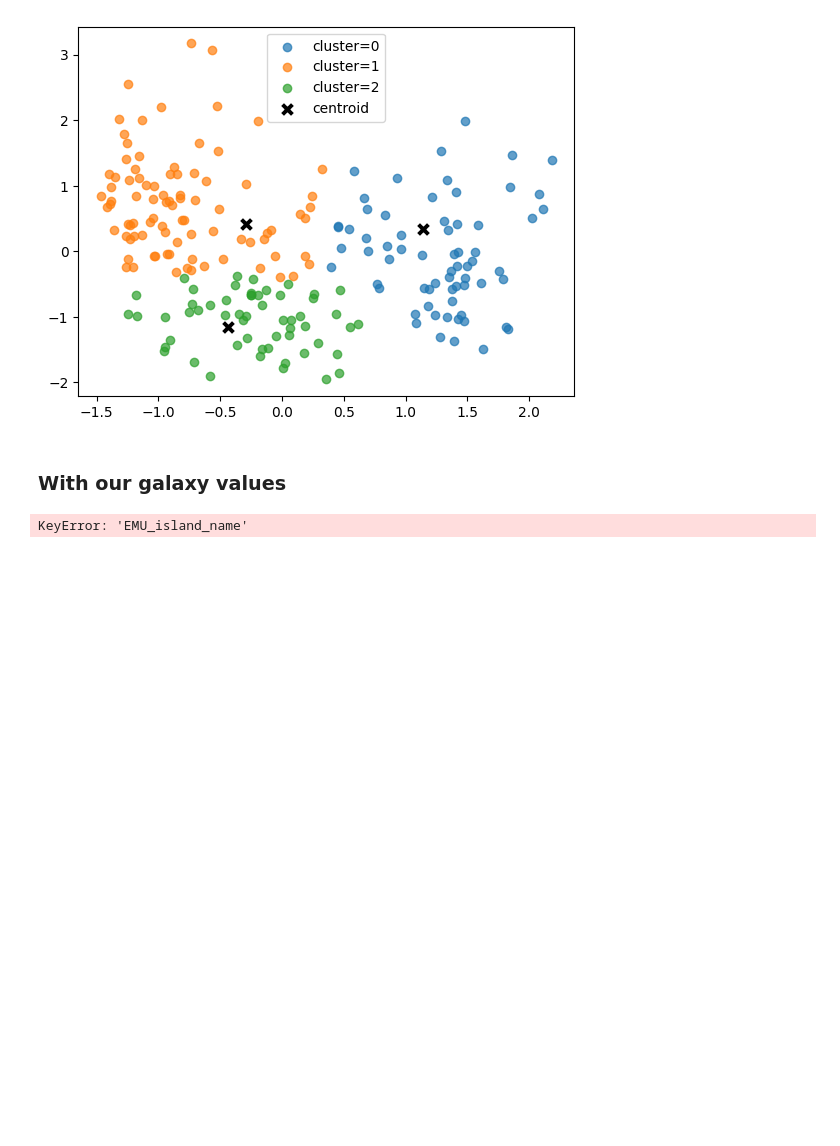
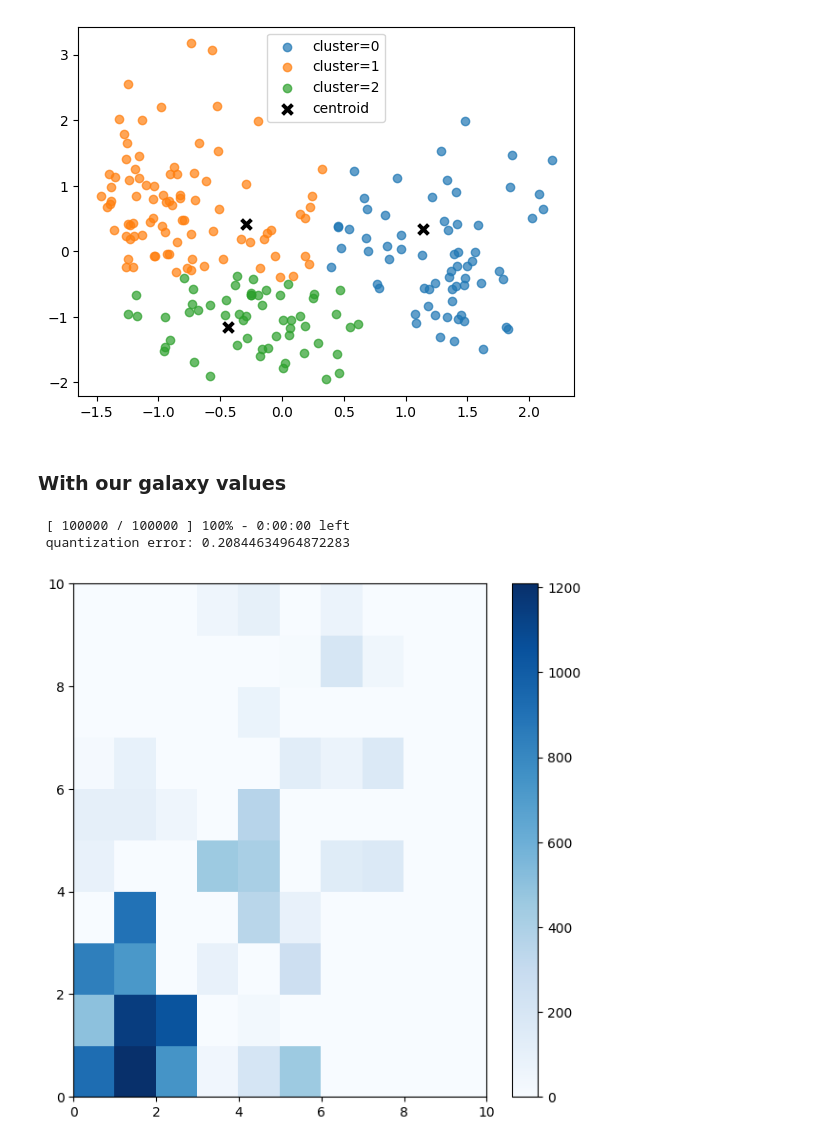
Before and after one commit to theWebTardigrade/fundamental-properties-of-EMU-radio-sources, a Jupyter notebook: code/SOM.ipynb, the cells around one changed output. Cells and saved outputs as stored; diff of their text form; code cells hidden in the pictures; blank space fills up the shorter version.

```diff
--- a/code/SOM.ipynb
+++ b/code/SOM.ipynb
@@ -21,14 +22,20 @@ from astropy.table import Table
 # %% [markdown]
 ## Import catalog
 # %%
-emu_matched_catalog = '/home/polaris/Lab_Astro/data/cross_match/cm5/EMU_0102-32_DES_VIKING_CATWISE_mag_pany056.fits'
+emu_matched_catalog = '/home/polaris/Lab_Astro/data/cross_match/EMU_0102-32/EMU_0101-32_DES_VIKING_CATWISE/EMU_0102-32_DES_VIKING_CATWISE.fits'
 # %%
 catalog_table = Table.read(emu_matched_catalog, format='fits')
 catalog_df = catalog_table.to_pandas()
 
-# Select the columns of interest
-print(catalog_df.columns)
-columns_of_interest = ['DES_mag_auto_g_dered', 'DES_mag_auto_r_dered', 'DES_mag_auto_i_dered', 'DES_mag_auto_z_dered',
+# Filter the catalog based on the match_flag and p_i, p_any values
+match_mask = (catalog_df['match_flag'] == 1) & (catalog_df['p_i'] >= 0.1) & (catalog_df['p_any'] >=0.84)
+
+catalog_df_filtered_matches = catalog_df[match_mask]
+
+# Filter the catalog to keep only the magnitude
+magnitude_columns = ['DES_mag_auto_g_dered', 'DES_mag_auto_r_dered', 'DES_mag_auto_i_dered', 'DES_mag_auto_z_dered',
                        'VKG_zPetroMag', 'VKG_jPetroMag', 'VKG_yPetroMag', 'VKG_ksPetroMag', 'VKG_hPetroMag', 'CAT_w1mpro', 'CAT_w2mpro']
-catalog_df_filtered = catalog_df[columns_of_interest]
+catalog_df_filtered_matches_magnitude = catalog_df_filtered_matches[magnitude_columns]
+
+print(len(catalog_df_filtered_matches_magnitude))
 # %% [output]
@@ -140,19 +164,28 @@ plt.legend(loc='best')
 # %% [markdown]
 ### With our galaxy values
 # %%
-galaxy_names = catalog_df_filtered['EMU_island_name'].values
+galaxy_names = catalog_df['EMU_island_name'].str.decode('utf-8').str.strip()
 
-# data normalization
-data = (catalog_df_filtered - np.mean(catalog_df_filtered, axis=0)) / np.std(catalog_df_filtered, axis=0)
+# Normalize the data
+data = (catalog_df_filtered_matches_magnitude - np.mean(catalog_df_filtered_matches_magnitude, axis=0)) / np.std(catalog_df_filtered_matches_magnitude, axis=0)
 data = data.values
-
-# Initialization and training
-som_shape = (20, 20)
-som = XPySom(som_shape[0], som_shape[1], data)
-
-som.train(150)
-# %% [output]
-KeyError: 'EMU_island_name'
+# %%
+som_shape = (10, 10)
+som = MiniSom(som_shape[0], som_shape[1], data.shape[1], sigma=.5, learning_rate=.1,
+              neighborhood_function='gaussian', random_seed=0)
+
+som.train_batch(data, 100000, verbose=True)
+# %% [output]
+ [ 100000 / 100000 ] 100% - 0:00:00 left
+ quantization error: 0.20844634964872283
+# %%
+plt.figure(figsize=(7, 7))
+frequencies = som.activation_response(data)
+plt.pcolor(frequencies.T, cmap='Blues')
+plt.colorbar()
+plt.show()
+# %% [output]
+[figure, added]
 # %%
 # each neuron represents a cluster
 winner_coordinates = np.array([som.winner(x) for x in data]).T
```
Also changed, not shown: parts of 12 cells of this notebook.
